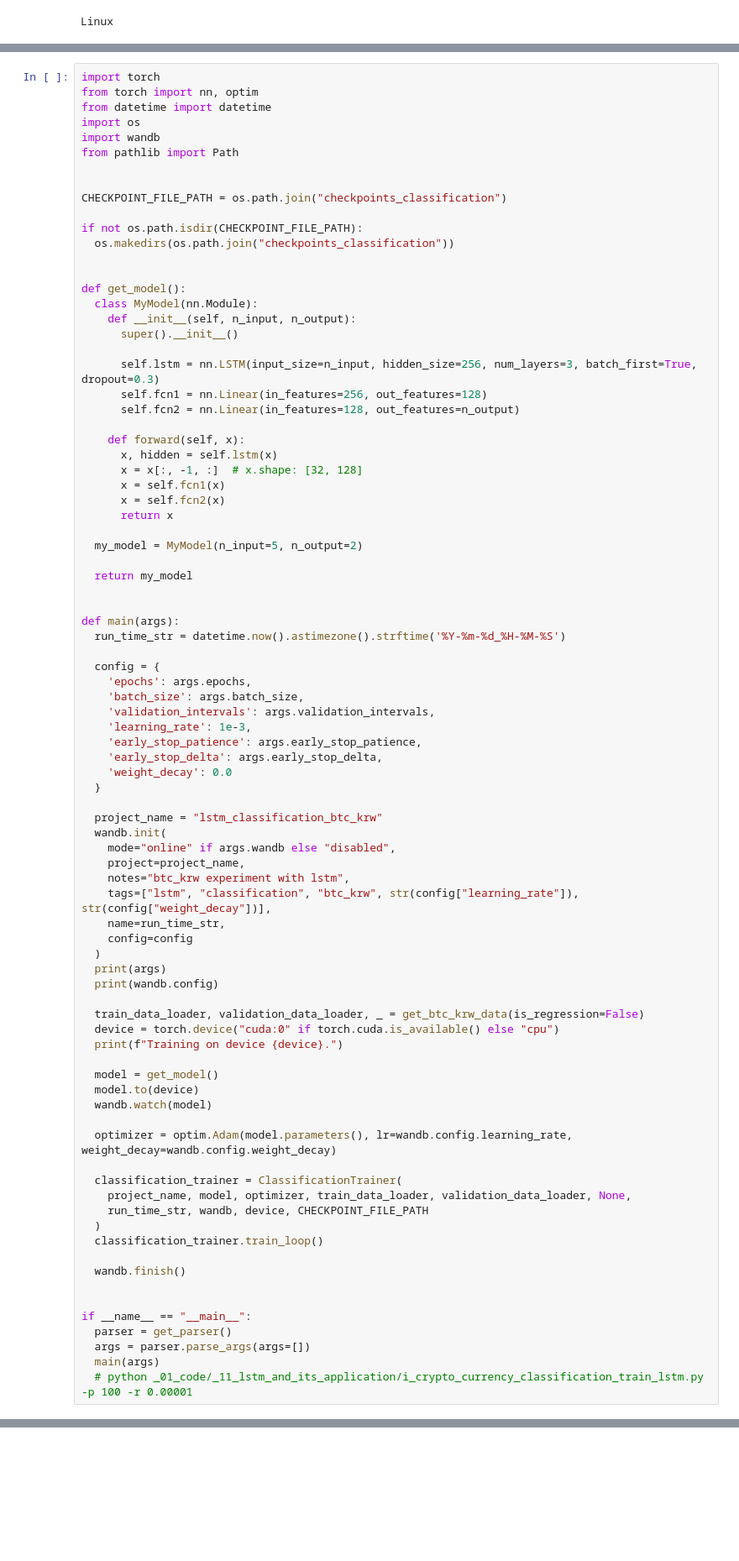
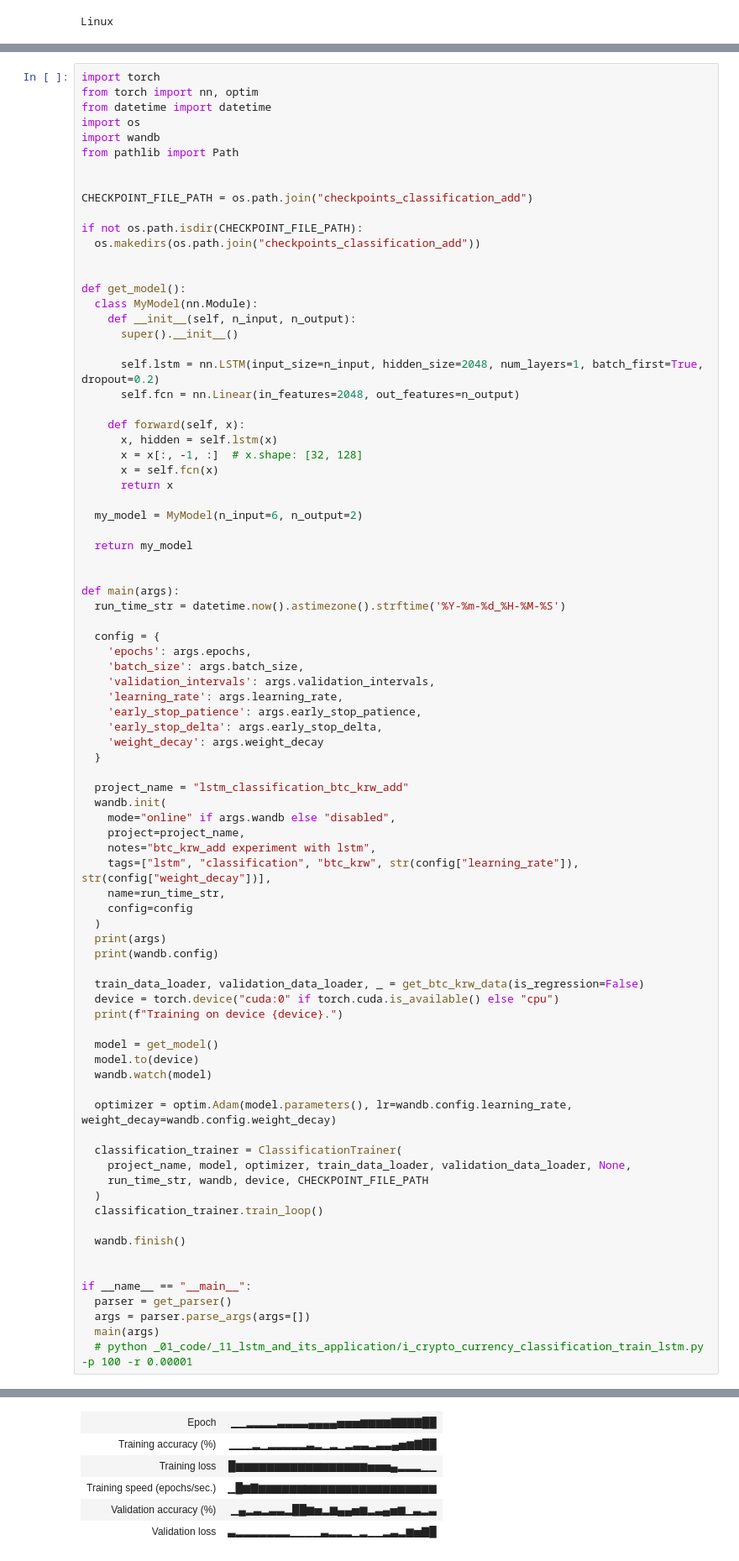
Before and after one commit to SINHS04/CSE533, a Jupyter notebook: Assignment/hw4/Homework_4_3.ipynb, the cells around one changed output, grey strips where cells are left out. Shown at 84% size. Saved outputs shown, nothing was run; the diff lists cells and outputs as text; blank space fills up the shorter version.

```diff
--- a/Assignment/hw4/Homework_4_3.ipynb
+++ b/Assignment/hw4/Homework_4_3.ipynb
@@ -862,10 +835,10 @@ import wandb
 from pathlib import Path
 
 
-CHECKPOINT_FILE_PATH = os.path.join("checkpoints_classification")
+CHECKPOINT_FILE_PATH = os.path.join("checkpoints_classification_add")
 
 if not os.path.isdir(CHECKPOINT_FILE_PATH):
-  os.makedirs(os.path.join("checkpoints_classification"))
+  os.makedirs(os.path.join("checkpoints_classification_add"))
 
 
 def get_model():
@@ -873,18 +846,16 @@ def get_model():
     def __init__(self, n_input, n_output):
       super().__init__()
 
-      self.lstm = nn.LSTM(input_size=n_input, hidden_size=256, num_layers=3, batch_first=True, dropout=0.3)
-      self.fcn1 = nn.Linear(in_features=256, out_features=128)
-      self.fcn2 = nn.Linear(in_features=128, out_features=n_output)
+      self.lstm = nn.LSTM(input_size=n_input, hidden_size=2048, num_layers=1, batch_first=True, dropout=0.2)
+      self.fcn = nn.Linear(in_features=2048, out_features=n_output)
 
     def forward(self, x):
       x, hidden = self.lstm(x)
       x = x[:, -1, :]  # x.shape: [32, 128]
-      x = self.fcn1(x)
-      x = self.fcn2(x)
+      x = self.fcn(x)
       return x
 
-  my_model = MyModel(n_input=5, n_output=2)
+  my_model = MyModel(n_input=6, n_output=2)
 
   return my_model
 
@@ -896,17 +867,17 @@ def main(args):
     'epochs': args.epochs,
     'batch_size': args.batch_size,
     'validation_intervals': args.validation_intervals,
-    'learning_rate': 1e-3,
+    'learning_rate': args.learning_rate,
     'early_stop_patience': args.early_stop_patience,
     'early_stop_delta': args.early_stop_delta,
-    'weight_decay': 0.0
+    'weight_decay': args.weight_decay
   }
 
-  project_name = "lstm_classification_btc_krw"
+  project_name = "lstm_classification_btc_krw_add"
   wandb.init(
     mode="online" if args.wandb else "disabled",
     project=project_name,
-    notes="btc_krw experiment with lstm",
+    notes="btc_krw_add experiment with lstm",
     tags=["lstm", "classification", "btc_krw", str(config["learning_rate"]), str(config["weight_decay"])],
     name=run_time_str,
     config=config
@@ -958,0 +941,6 @@ Final training time: 00:01:28
+| Epoch | ▁▁▂▂▂▂▃▃▃▃▄▄▄▄▅▅▅▆▆▆▆▇▇▇▇██ |
+| Training accuracy (%) | ▁▁▁▂▁▂▂▂▂▂▃▂▁▂▁▂▃▃▂▃▃▄▅▆▇██ |
+| Training loss | █▆▆▆▆▆▆▆▆▆▆▆▆▆▆▆▆▆▅▅▅▄▂▂▂▁▁ |
+| Training speed (epochs/sec.) | ▁█▆▇▆▆▆▆▆▆▆▆▆▆▆▆▆▆▆▆▆▆▆▆▆▆▆ |
+| Validation accuracy (%) | ▁▄▂▃▂▃▃▂██▆▅▂▆▄▄▅▆▂▃▄▅▆▁▃▂▃ |
+| Validation loss | ▃▂▂▂▂▂▂▂▁▁▁▁▃▂▂▂▁▂▁▁▂▃▂▆▅▇█ |
```
Also changed, not shown: parts of 8 cells of this notebook, 1 other file.
